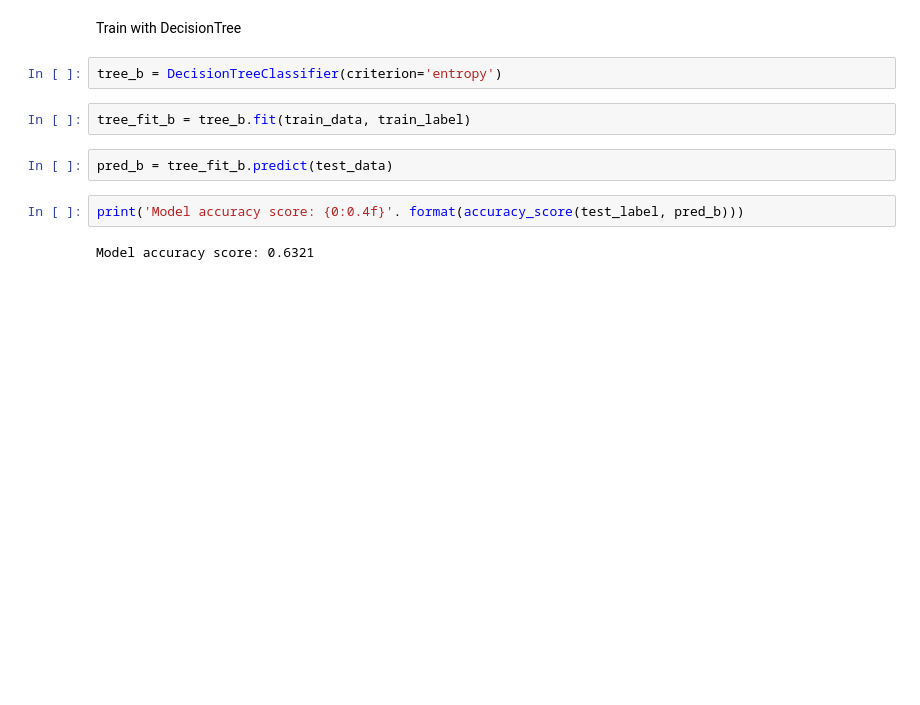
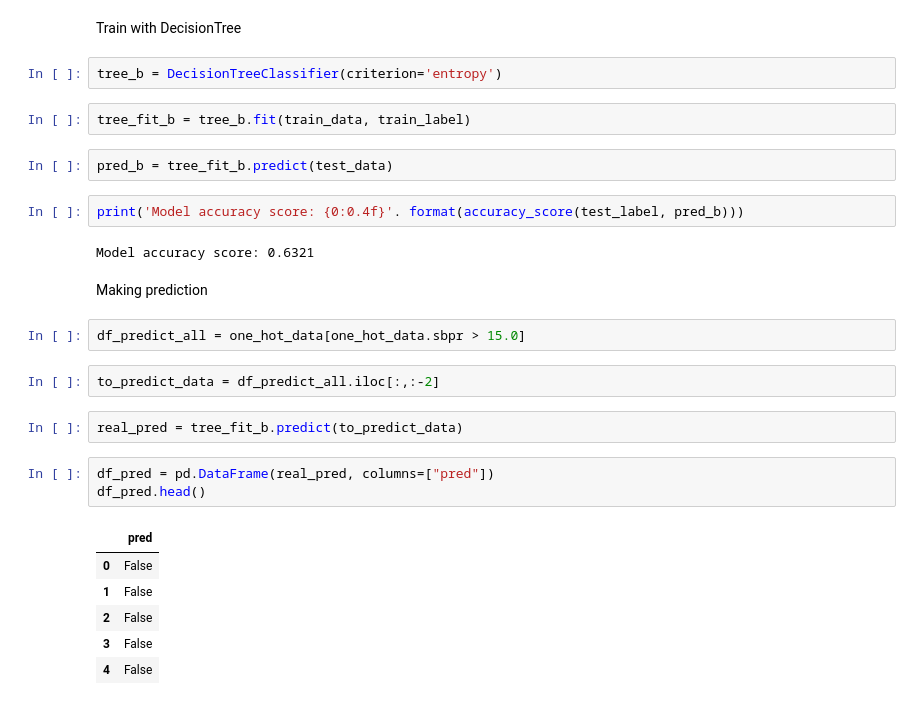
Before and after one commit to ltevlin/Origin, a Jupyter notebook: Presentation_15.ipynb, the cells around one changed output. Saved outputs shown, nothing was run; the diff lists cells and outputs as text; blank space fills up the shorter version.

```diff
--- a/Presentation_15.ipynb
+++ b/Presentation_15.ipynb
@@ -1162,3 +1162,21 @@ pred_b = tree_fit_b.predict(test_data)
 print('Model accuracy score: {0:0.4f}'. format(accuracy_score(test_label, pred_b)))
 # %% [output]
 Model accuracy score: 0.6321
+# %% [markdown]
+Making prediction
+# %%
+df_predict_all = one_hot_data[one_hot_data.sbpr > 15.0]
+# %%
+to_predict_data = df_predict_all.iloc[:,:-2]
+# %%
+real_pred = tree_fit_b.predict(to_predict_data)
+# %%
+df_pred = pd.DataFrame(real_pred, columns=["pred"])
+df_pred.head()
+# %% [output]
+|  | pred |
+| 0 | False |
+| 1 | False |
+| 2 | False |
+| 3 | False |
+| 4 | False |
```
Also changed, not shown: parts of 3 cells of this notebook.
